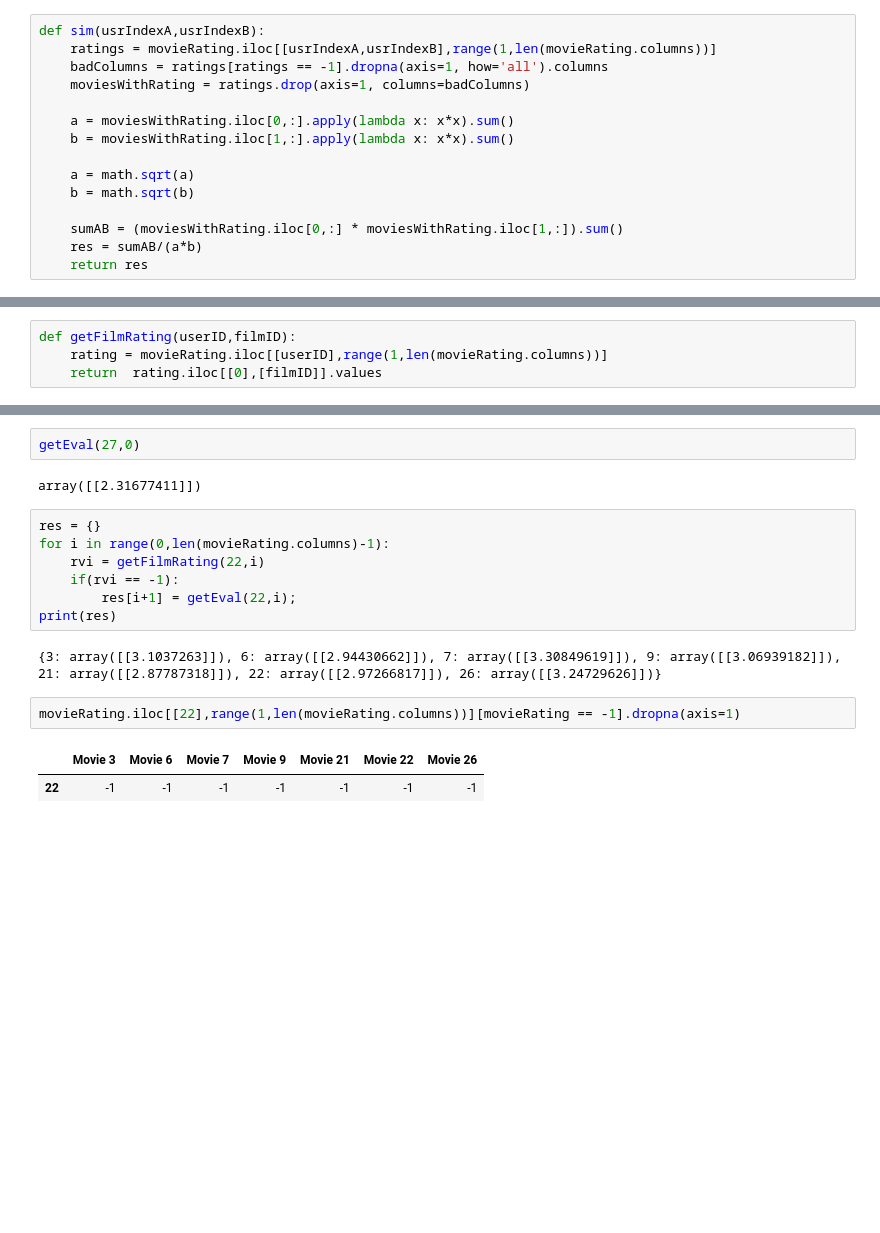
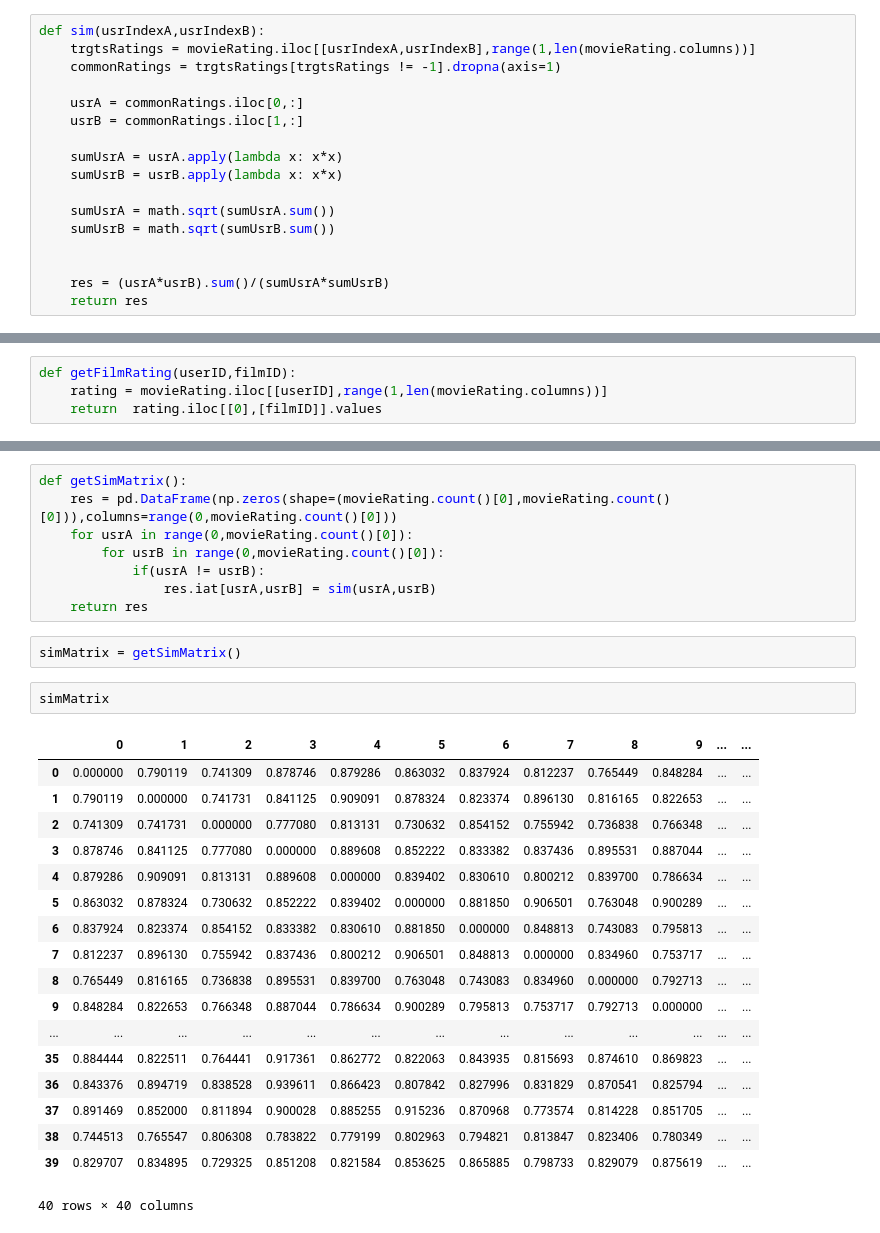
Before and after one commit to PavPar/2.1, a Jupyter notebook: Untitled.ipynb, the cells around one changed output, grey strips where cells are left out. Saved outputs shown, nothing was run; the diff lists cells and outputs as text; blank space fills up the shorter version.

```diff
--- a/Untitled.ipynb
+++ b/Untitled.ipynb
@@ -9,18 +9,20 @@ contextPlace = pd.DataFrame(pd.read_csv('./context_place.csv'))
 contextDay = pd.DataFrame(pd.read_csv('./context_day.csv'))
 # %%
 def sim(usrIndexA,usrIndexB):
-    ratings = movieRating.iloc[[usrIndexA,usrIndexB],range(1,len(movieRating.columns))]
-    badColumns = ratings[ratings == -1].dropna(axis=1, how='all').columns
-    moviesWithRating = ratings.drop(axis=1, columns=badColumns)
+    trgtsRatings = movieRating.iloc[[usrIndexA,usrIndexB],range(1,len(movieRating.columns))]
+    commonRatings = trgtsRatings[trgtsRatings != -1].dropna(axis=1)
 
-    a = moviesWithRating.iloc[0,:].apply(lambda x: x*x).sum()
-    b = moviesWithRating.iloc[1,:].apply(lambda x: x*x).sum()
+    usrA = commonRatings.iloc[0,:]
+    usrB = commonRatings.iloc[1,:]
 
-    a = math.sqrt(a)
-    b = math.sqrt(b)
+    sumUsrA = usrA.apply(lambda x: x*x)
+    sumUsrB = usrB.apply(lambda x: x*x)
 
-    sumAB = (moviesWithRating.iloc[0,:] * moviesWithRating.iloc[1,:]).sum()
-    res = sumAB/(a*b)
+    sumUsrA = math.sqrt(sumUsrA.sum())
+    sumUsrB = math.sqrt(sumUsrB.sum())
+
+
+    res = (usrA*usrB).sum()/(sumUsrA*sumUsrB)
     return res
 # %%
 def getMean(userID):
@@ -59,18 +36,31 @@ def getEval(userID,filmID):
-# %%
-getEval(27,0)
-# %% [output]
-array([[2.31677411]])
-# %%
-res = {}
-for i in range(0,len(movieRating.columns)-1):
-    rvi = getFilmRating(22,i)
-    if(rvi == -1):
-        res[i+1] = getEval(22,i);
-print(res)
-# %% [output]
-{3: array([[3.1037263]]), 6: array([[2.94430662]]), 7: array([[3.30849619]]), 9: array([[3.06939182]]), 21: array([[2.87787318]]), 22: array([[2.97266817]]), 26: array([[3.24729626]])}
-# %%
-movieRating.iloc[[22],range(1,len(movieRating.columns))][movieRating == -1].dropna(axis=1)
-# %% [output]
-|  | Movie 3 | Movie 6 | Movie 7 | Movie 9 | Movie 21 | Movie 22 | Movie 26 |
-| 22 | -1 | -1 | -1 | -1 | -1 | -1 | -1 |
+# %%
+def getSimMatrix():
+    res = pd.DataFrame(np.zeros(shape=(movieRating.count()[0],movieRating.count()[0])),columns=range(0,movieRating.count()[0]))
+    for usrA in range(0,movieRating.count()[0]):
+        for usrB in range(0,movieRating.count()[0]):
+            if(usrA != usrB):
+                res.iat[usrA,usrB] = sim(usrA,usrB)
+    return res
+# %%
+simMatrix = getSimMatrix()
+# %%
+simMatrix
+# %% [output]
+|  | 0 | 1 | 2 | 3 | 4 | 5 | 6 | 7 | 8 | 9 | ... | ... |
+| 0 | 0.000000 | 0.790119 | 0.741309 | 0.878746 | 0.879286 | 0.863032 | 0.837924 | 0.812237 | 0.765449 | 0.848284 | ... | ... |
+| 1 | 0.790119 | 0.000000 | 0.741731 | 0.841125 | 0.909091 | 0.878324 | 0.823374 | 0.896130 | 0.816165 | 0.822653 | ... | ... |
+| 2 | 0.741309 | 0.741731 | 0.000000 | 0.777080 | 0.813131 | 0.730632 | 0.854152 | 0.755942 | 0.736838 | 0.766348 | ... | ... |
+| 3 | 0.878746 | 0.841125 | 0.777080 | 0.000000 | 0.889608 | 0.852222 | 0.833382 | 0.837436 | 0.895531 | 0.887044 | ... | ... |
+| 4 | 0.879286 | 0.909091 | 0.813131 | 0.889608 | 0.000000 | 0.839402 | 0.830610 | 0.800212 | 0.839700 | 0.786634 | ... | ... |
+| 5 | 0.863032 | 0.878324 | 0.730632 | 0.852222 | 0.839402 | 0.000000 | 0.881850 | 0.906501 | 0.763048 | 0.900289 | ... | ... |
+| 6 | 0.837924 | 0.823374 | 0.854152 | 0.833382 | 0.830610 | 0.881850 | 0.000000 | 0.848813 | 0.743083 | 0.795813 | ... | ... |
+| 7 | 0.812237 | 0.896130 | 0.755942 | 0.837436 | 0.800212 | 0.906501 | 0.848813 | 0.000000 | 0.834960 | 0.753717 | ... | ... |
+| 8 | 0.765449 | 0.816165 | 0.736838 | 0.895531 | 0.839700 | 0.763048 | 0.743083 | 0.834960 | 0.000000 | 0.792713 | ... | ... |
+| 9 | 0.848284 | 0.822653 | 0.766348 | 0.887044 | 0.786634 | 0.900289 | 0.795813 | 0.753717 | 0.792713 | 0.000000 | ... | ... |
+| ... | ... | ... | ... | ... | ... | ... | ... | ... | ... | ... | ... | ... |
+| 35 | 0.884444 | 0.822511 | 0.764441 | 0.917361 | 0.862772 | 0.822063 | 0.843935 | 0.815693 | 0.874610 | 0.869823 | ... | ... |
+| 36 | 0.843376 | 0.894719 | 0.838528 | 0.939611 | 0.866423 | 0.807842 | 0.827996 | 0.831829 | 0.870541 | 0.825794 | ... | ... |
+| 37 | 0.891469 | 0.852000 | 0.811894 | 0.900028 | 0.885255 | 0.915236 | 0.870968 | 0.773574 | 0.814228 | 0.851705 | ... | ... |
+| 38 | 0.744513 | 0.765547 | 0.806308 | 0.783822 | 0.779199 | 0.802963 | 0.794821 | 0.813847 | 0.823406 | 0.780349 | ... | ... |
+| 39 | 0.829707 | 0.834895 | 0.729325 | 0.851208 | 0.821584 | 0.853625 | 0.865885 | 0.798733 | 0.829079 | 0.875619 | ... | ... |
+40 rows × 40 columns
```
Also changed, not shown: parts of 7 cells of this notebook, 1 other file.
